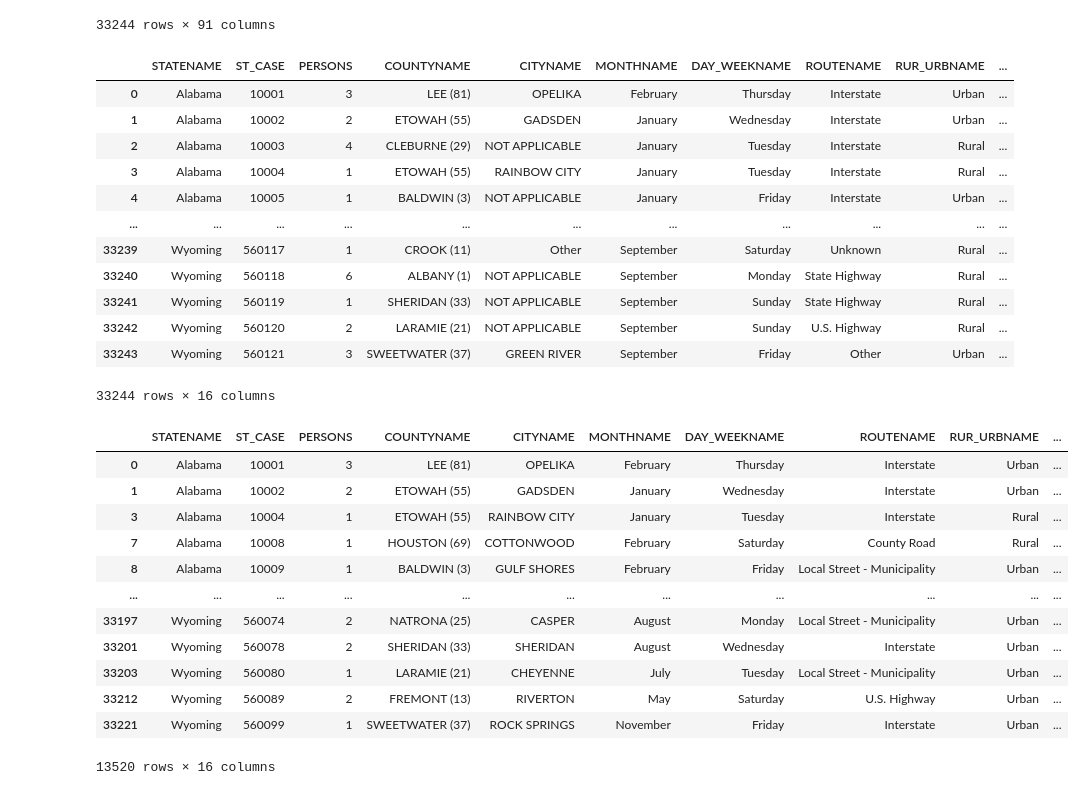
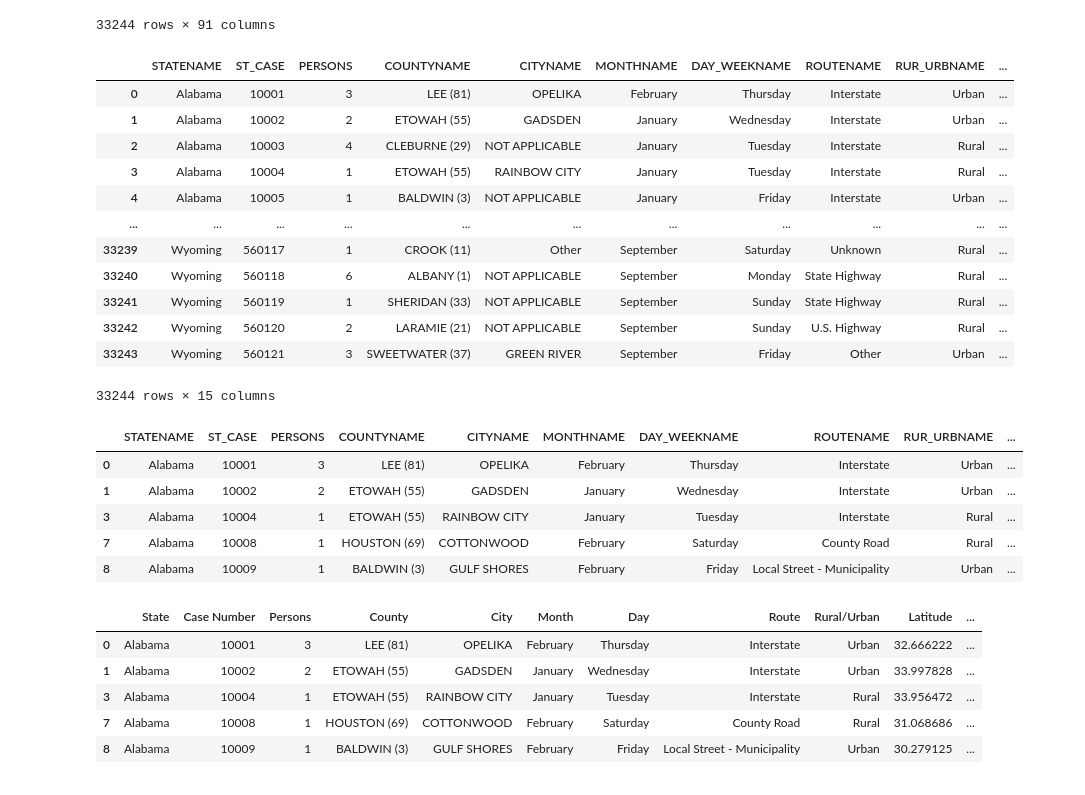
Before and after one commit to tommyjohnny36/Crash-Dummies-2.0, a Jupyter notebook: accidents.ipynb, the cells around one changed output. Saved outputs shown, nothing was run; the diff lists cells and outputs as text; code cells hidden in the pictures.

```diff
--- a/accidents.ipynb
+++ b/accidents.ipynb
@@ -38,7 +38,7 @@ accident_df.drop(columns = ["STATE", "CITY", "VE_TOTAL", "VE_FORMS", "PVH_INVL",
                                 "WEATHER", "SCH_BUS", "SCH_BUSNAME", "RAIL", "RAILNAME", "NOT_HOUR",
                                 "NOT_HOURNAME", "NOT_MIN", "NOT_MINNAME", "ARR_HOUR", "ARR_HOURNAME",
                                 "ARR_MIN", "ARR_MINNAME", "HOSP_HR", "HOSP_HRNAME", "HOSP_MN", "HOSP_MNNAME",
-                                "CF1", "CF1NAME", "CF2", "CF2NAME", "CF3", "CF3NAME", "FATALS", "DRUNK_DR"], inplace = True)
+                                "CF1", "CF1NAME", "CF2", "CF2NAME", "CF3", "CF3NAME", "FATALS", "FUNC_SYSNAME", "DRUNK_DR"], inplace = True)
 # %%
 accident_df
 # %% [output]
@@ -54,22 +54,30 @@ accident_df
 | 33241 | Wyoming | 560119 | 1 | SHERIDAN (33) | NOT APPLICABLE | September | Sunday | State Highway | Rural | ... |
 | 33242 | Wyoming | 560120 | 2 | LARAMIE (21) | NOT APPLICABLE | September | Sunday | U.S. Highway | Rural | ... |
 | 33243 | Wyoming | 560121 | 3 | SWEETWATER (37) | GREEN RIVER | September | Friday | Other | Urban | ... |
-33244 rows × 16 columns
+33244 rows × 15 columns
 # %%
 # Clean the dataframe
-accidents_df = accident_df[~accident_df.isin(["NOT APPLICABLE", "Not Reported", "Unknown", "Other"]).any(axis=1)]
-accidents_df
+clean_df = accident_df[~accident_df.isin(["NOT APPLICABLE", "Not Reported", "Unknown", "Other"]).any(axis=1)]
+clean_df.head(5)
 # %% [output]
 |  | STATENAME | ST_CASE | PERSONS | COUNTYNAME | CITYNAME | MONTHNAME | DAY_WEEKNAME | ROUTENAME | RUR_URBNAME | ... |
 | 0 | Alabama | 10001 | 3 | LEE (81) | OPELIKA | February | Thursday | Interstate | Urban | ... |
 | 1 | Alabama | 10002 | 2 | ETOWAH (55) | GADSDEN | January | Wednesday | Interstate | Urban | ... |
 | 3 | Alabama | 10004 | 1 | ETOWAH (55) | RAINBOW CITY | January | Tuesday | Interstate | Rural | ... |
 | 7 | Alabama | 10008 | 1 | HOUSTON (69) | COTTONWOOD | February | Saturday | County Road | Rural | ... |
 | 8 | Alabama | 10009 | 1 | BALDWIN (3) | GULF SHORES | February | Friday | Local Street - Municipality | Urban | ... |
-| ... | ... | ... | ... | ... | ... | ... | ... | ... | ... | ... |
-| 33197 | Wyoming | 560074 | 2 | NATRONA (25) | CASPER | August | Monday | Local Street - Municipality | Urban | ... |
-| 33201 | Wyoming | 560078 | 2 | SHERIDAN (33) | SHERIDAN | August | Wednesday | Interstate | Urban | ... |
-| 33203 | Wyoming | 560080 | 1 | LARAMIE (21) | CHEYENNE | July | Tuesday | Local Street - Municipality | Urban | ... |
-| 33212 | Wyoming | 560089 | 2 | FREMONT (13) | RIVERTON | May | Saturday | U.S. Highway | Urban | ... |
-| 33221 | Wyoming | 560099 | 1 | SWEETWATER (37) | ROCK SPRINGS | November | Friday | Interstate | Urban | ... |
-13520 rows × 16 columns
+# %%
+accidents_df = clean_df.rename(columns={"STATENAME": "State", "ST_CASE": "Case Number", "PERSONS": "Persons",
+                                      "COUNTYNAME": "County", "CITYNAME": "City", "MONTHNAME": "Month",
+                                      "DAY_WEEKNAME": "Day", "ROUTENAME": "Route", "RUR_URBNAME": "Rural/Urban",
+                                      "LATITUDE": "Latitude", "LONGITUD": "Longitude", "HARM_EVNAME": "First Harmful Event",
+                                      "MAN_COLLNAME": "Manner of Collision", "LGT_CONDNAME": "Light Conditions",
+                                      "WEATHERNAME": "Weather"})
+accidents_df.head(5)
+# %% [output]
+|  | State | Case Number | Persons | County | City | Month | Day | Route | Rural/Urban | Latitude | ... |
+| 0 | Alabama | 10001 | 3 | LEE (81) | OPELIKA | February | Thursday | Interstate | Urban | 32.666222 | ... |
+| 1 | Alabama | 10002 | 2 | ETOWAH (55) | GADSDEN | January | Wednesday | Interstate | Urban | 33.997828 | ... |
+| 3 | Alabama | 10004 | 1 | ETOWAH (55) | RAINBOW CITY | January | Tuesday | Interstate | Rural | 33.956472 | ... |
+| 7 | Alabama | 10008 | 1 | HOUSTON (69) | COTTONWOOD | February | Saturday | County Road | Rural | 31.068686 | ... |
+| 8 | Alabama | 10009 | 1 | BALDWIN (3) | GULF SHORES | February | Friday | Local Street - Municipality | Urban | 30.279125 | ... |
```
Also changed, not shown: parts of 1 cell of this notebook, 1 other file.
